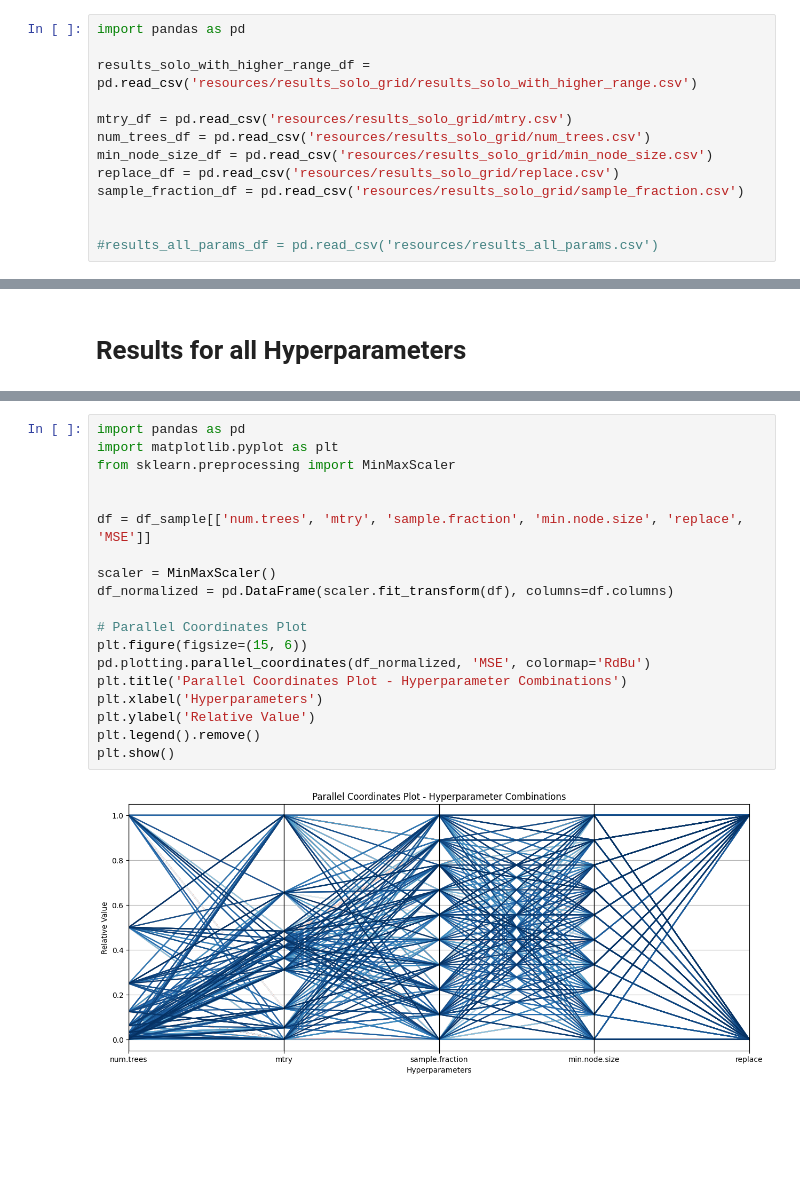
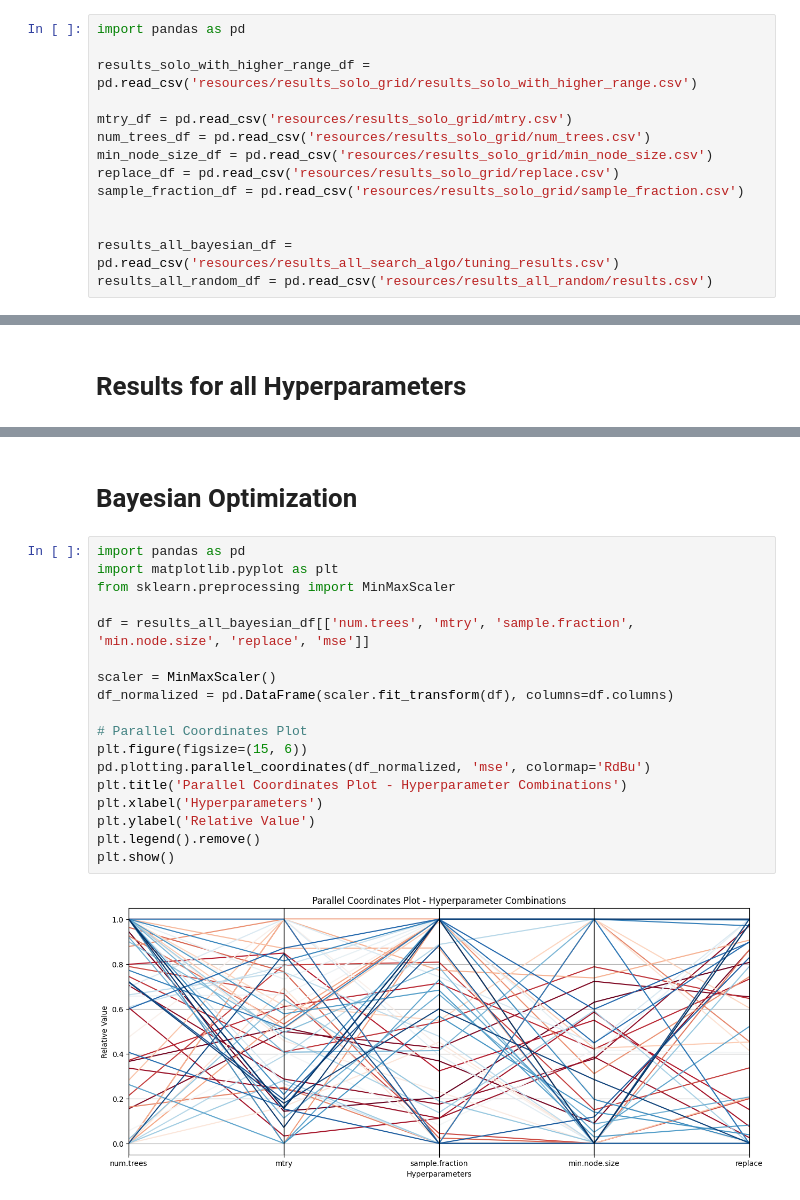
Before and after one commit to TimonKaeppel/tuning_house_prices, a Jupyter notebook: plotting_hyperpiratemeters_.ipynb, the cells around one changed output, grey strips where cells are left out. Cells and saved outputs as stored; diff of their text form; blank space fills up the shorter version.

Commit message:
adding visualizations

```diff
--- a/plotting_hyperpiratemeters_.ipynb
+++ b/plotting_hyperpiratemeters_.ipynb
@@ -10,4 +10,5 @@ replace_df = pd.read_csv('resources/results_solo_grid/replace.csv')
 sample_fraction_df = pd.read_csv('resources/results_solo_grid/sample_fraction.csv')
 
 
-#results_all_params_df = pd.read_csv('resources/results_all_params.csv')
+results_all_bayesian_df = pd.read_csv('resources/results_all_search_algo/tuning_results.csv')
+results_all_random_df = pd.read_csv('resources/results_all_random/results.csv')
@@ -182,21 +211,22 @@ df_sample = results_all_params_df.sample(n=1000)
+# %% [markdown]
+# Bayesian Optimization
 # %%
 import pandas as pd
 import matplotlib.pyplot as plt
 from sklearn.preprocessing import MinMaxScaler
 
-
-df = df_sample[['num.trees', 'mtry', 'sample.fraction', 'min.node.size', 'replace', 'MSE']]
+df = results_all_bayesian_df[['num.trees', 'mtry', 'sample.fraction', 'min.node.size', 'replace', 'mse']]
 
 scaler = MinMaxScaler()
 df_normalized = pd.DataFrame(scaler.fit_transform(df), columns=df.columns)
 
 # Parallel Coordinates Plot
 plt.figure(figsize=(15, 6))
-pd.plotting.parallel_coordinates(df_normalized, 'MSE', colormap='RdBu')
+pd.plotting.parallel_coordinates(df_normalized, 'mse', colormap='RdBu')
 plt.title('Parallel Coordinates Plot - Hyperparameter Combinations')
 plt.xlabel('Hyperparameters')
 plt.ylabel('Relative Value')
 plt.legend().remove()
 plt.show()
 # %% [output]
-[figure, old version]
+[figure, new version]
```
Also changed, not shown: parts of 8 cells of this notebook.
